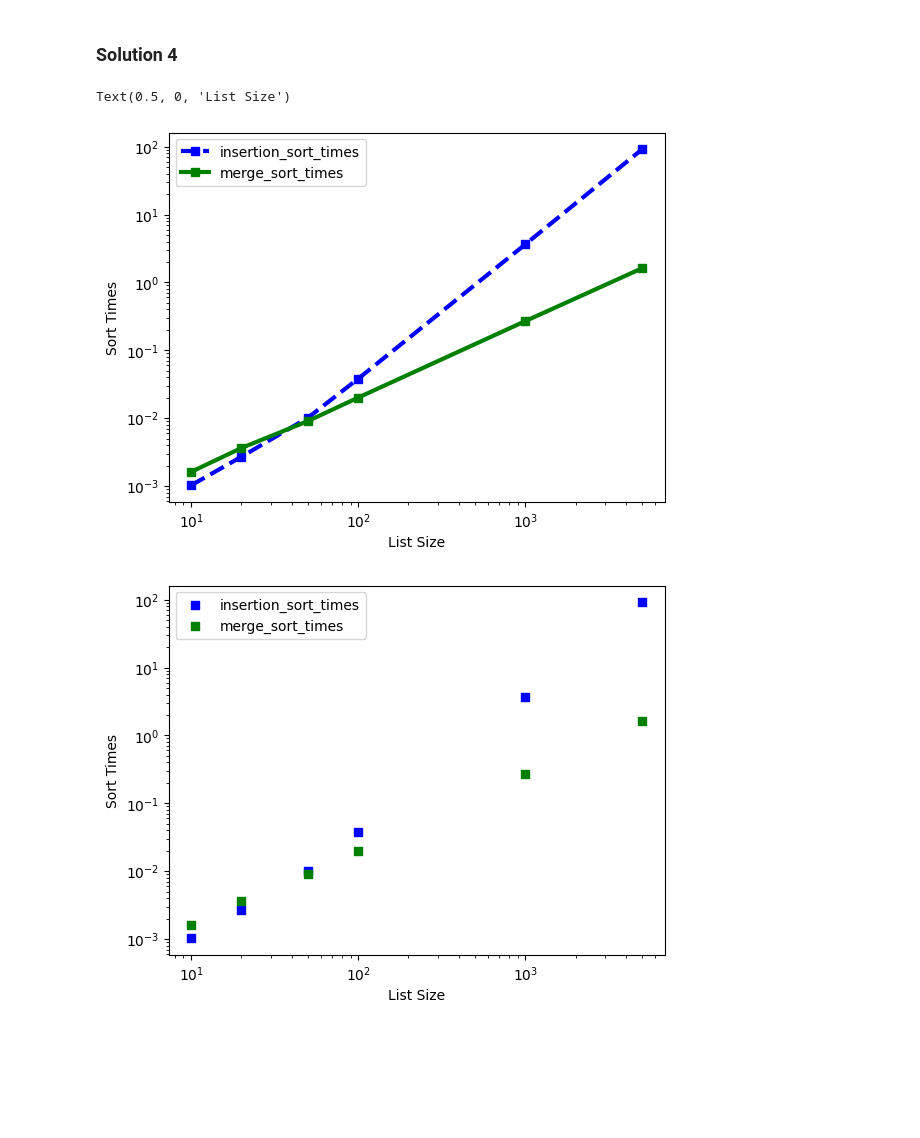
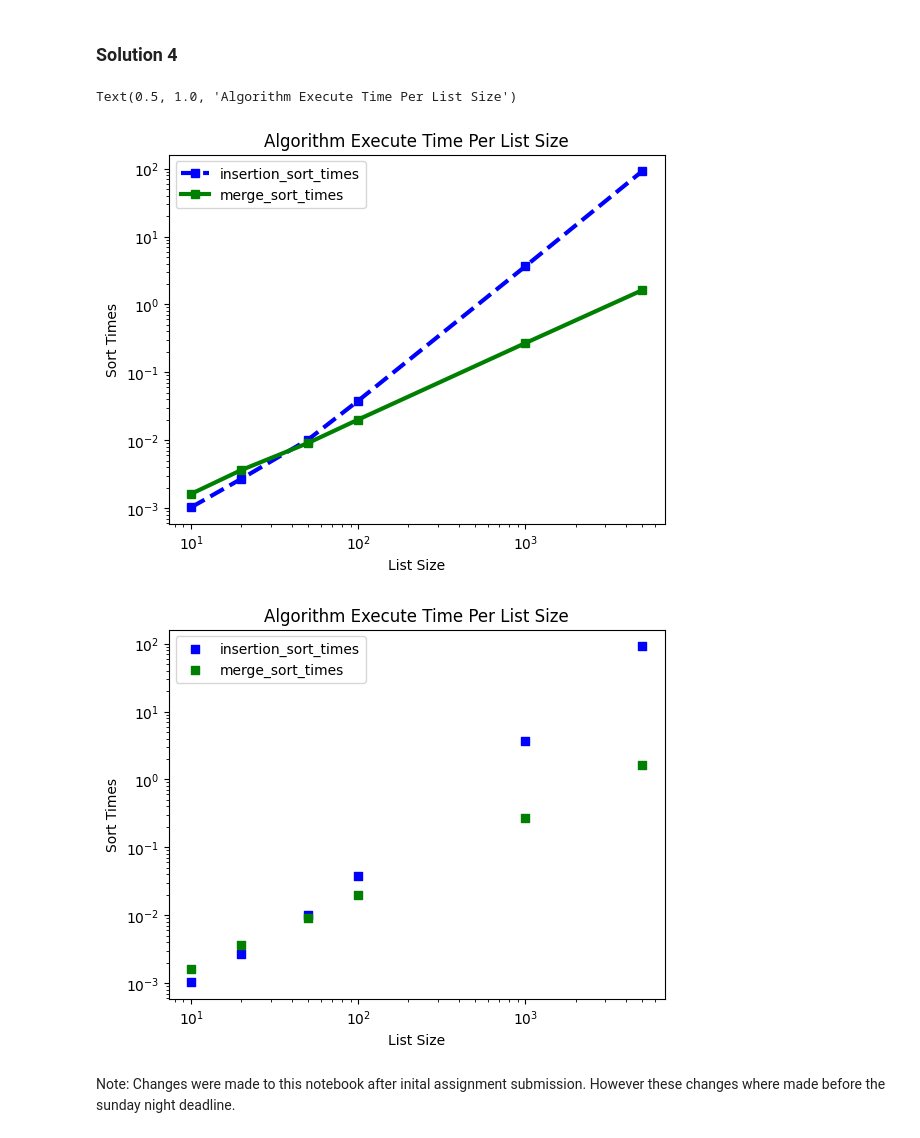
Before and after one commit to kwameape123/pyplot-module-3, a Jupyter notebook: pyplot.ipynb, the cells around one changed output. Cells and saved outputs as stored; diff of their text form; code cells hidden in the pictures; blank space fills up the shorter version.

```diff
--- a/pyplot.ipynb
+++ b/pyplot.ipynb
@@ -110,33 +124,37 @@ merge_sort_times = [0.00161889999999687, 0.003635600000009731, 0.009065500000005
 # Dependencies imported in previous code cells.
 # Create plot
 fig,ax = plt.subplots()
 # unpack list
 a,=ax.plot(sizes,insertion_sort_times,marker='s',color ='Blue',linewidth=3,linestyle='--')
 b,=ax.plot(sizes,merge_sort_times,marker='s',color='green',linewidth=3,linestyle='-')
 # Set x axis and y axis scale to log to make trend or relationship more apparent.
 # This is done because of the wide range on x for y values.
 ax.set_yscale('log')
 ax.set_xscale('log')
 # Format the features of Axes
 ax.legend([a,b],['insertion_sort_times','merge_sort_times'])
 ax.set_ylabel('Sort Times')
 ax.set_xlabel('List Size')
+ax.set_title('Algorithm Execute Time Per List Size')
 
 # Question required plot or scatter. Both was done for practice.
 # Create scatter
 fig,ax = plt.subplots()
 # unpack list
 c=ax.scatter(sizes,insertion_sort_times,marker='s',color ='Blue')
 d=ax.scatter(sizes,merge_sort_times,marker='s',color='green')
 # Set x axis and y axis scale to log to make trend or relationship more apparent.
 # This is done because of the wide range on x for y values.
 ax.set_yscale('log')
 ax.set_xscale('log')
 # Format the features of Axes
 ax.legend([c,d],['insertion_sort_times','merge_sort_times'])
 ax.set_ylabel('Sort Times')
 ax.set_xlabel('List Size')
+ax.set_title('Algorithm Execute Time Per List Size')
 # %% [output]
-Text(0.5, 0, 'List Size')
+Text(0.5, 1.0, 'Algorithm Execute Time Per List Size')
-[figure, old version]
+[figure, new version]
-[figure, old version]
+[figure, new version]
+# %% [markdown]
+Note: Changes were made to this notebook after inital assignment submission. However these changes where made before the sunday night deadline.
```
Also changed, not shown: parts of 7 cells of this notebook.
